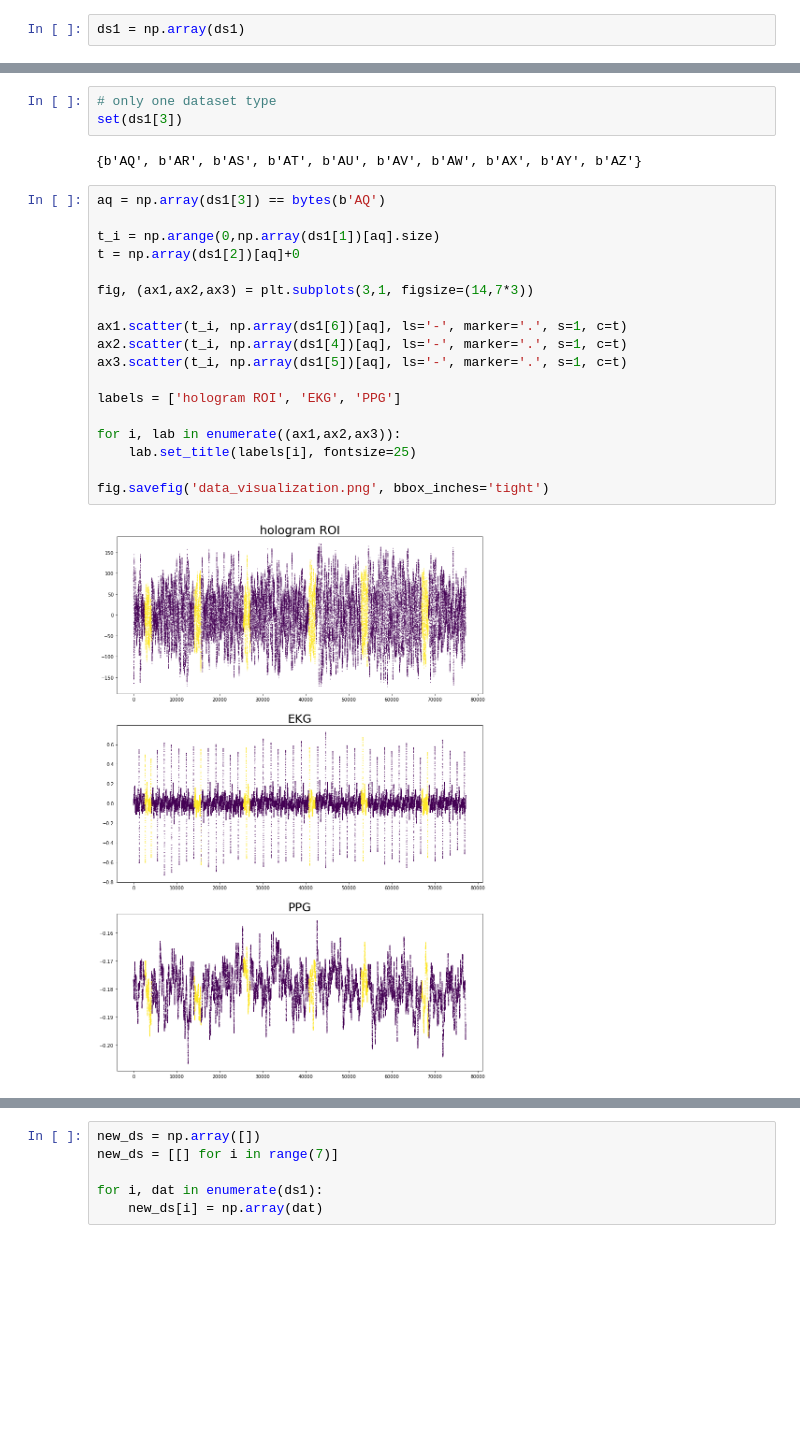
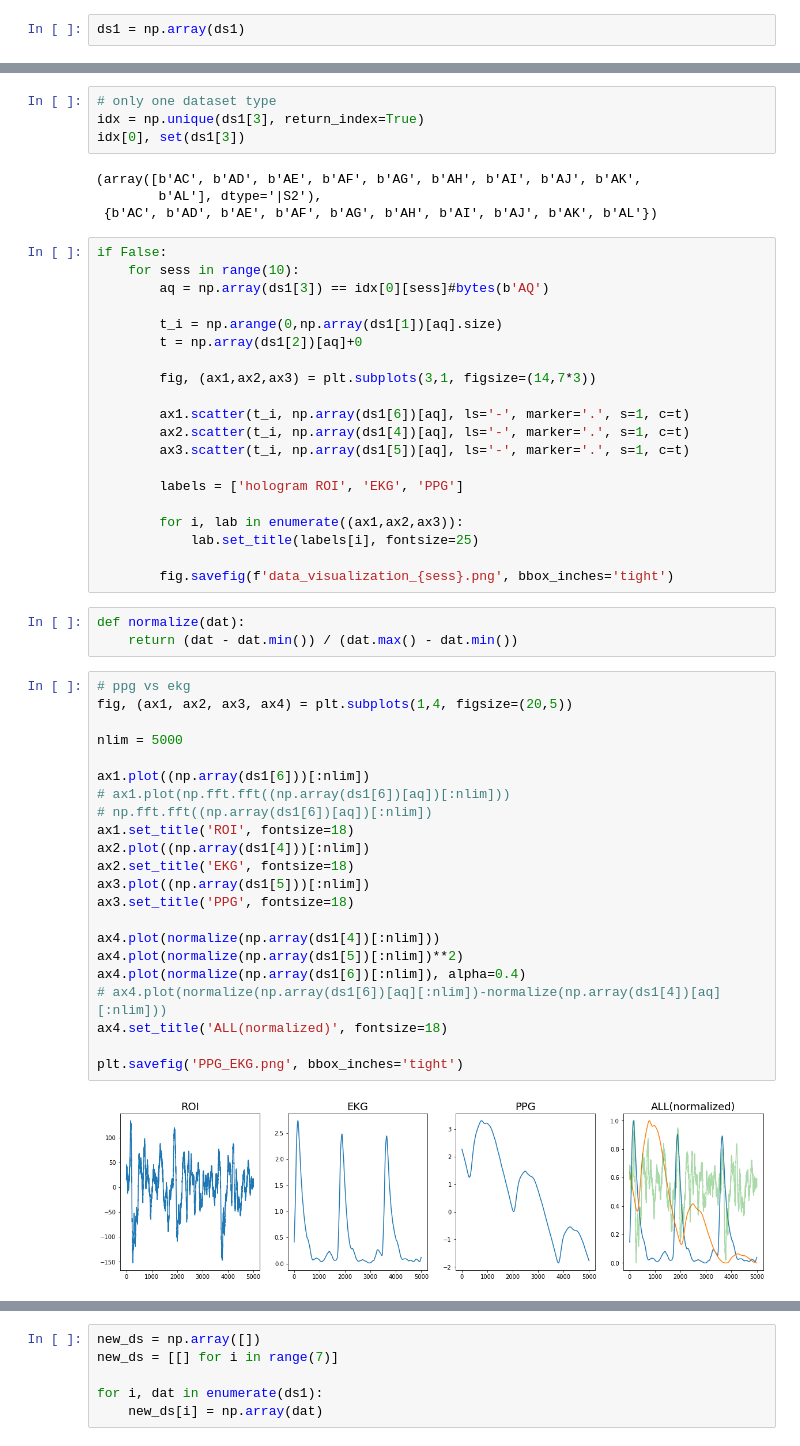
Before and after one commit to jshinm/hologram-biometric-signal-parsing, a Jupyter notebook: MindX_dataloader.ipynb, the cells around one changed output, grey strips where cells are left out. Saved outputs shown, nothing was run; the diff lists cells and outputs as text; blank space fills up the shorter version.

```diff
--- a/MindX_dataloader.ipynb
+++ b/MindX_dataloader.ipynb
@@ -155,25 +186,55 @@ b'AQ'
 # %%
 # only one dataset type
-set(ds1[3])
+idx = np.unique(ds1[3], return_index=True)
+idx[0], set(ds1[3])
 # %% [output]
-{b'AQ', b'AR', b'AS', b'AT', b'AU', b'AV', b'AW', b'AX', b'AY', b'AZ'}
+(array([b'AC', b'AD', b'AE', b'AF', b'AG', b'AH', b'AI', b'AJ', b'AK',
+        b'AL'], dtype='|S2'),
+ {b'AC', b'AD', b'AE', b'AF', b'AG', b'AH', b'AI', b'AJ', b'AK', b'AL'})
 # %%
-aq = np.array(ds1[3]) == bytes(b'AQ')
+if False:
+    for sess in range(10):
+        aq = np.array(ds1[3]) == idx[0][sess]#bytes(b'AQ')
 
-t_i = np.arange(0,np.array(ds1[1])[aq].size)
-t = np.array(ds1[2])[aq]+0
+        t_i = np.arange(0,np.array(ds1[1])[aq].size)
+        t = np.array(ds1[2])[aq]+0
 
-fig, (ax1,ax2,ax3) = plt.subplots(3,1, figsize=(14,7*3))
+        fig, (ax1,ax2,ax3) = plt.subplots(3,1, figsize=(14,7*3))
 
-ax1.scatter(t_i, np.array(ds1[6])[aq], ls='-', marker='.', s=1, c=t)
-ax2.scatter(t_i, np.array(ds1[4])[aq], ls='-', marker='.', s=1, c=t)
-ax3.scatter(t_i, np.array(ds1[5])[aq], ls='-', marker='.', s=1, c=t)
+        ax1.scatter(t_i, np.array(ds1[6])[aq], ls='-', marker='.', s=1, c=t)
+        ax2.scatter(t_i, np.array(ds1[4])[aq], ls='-', marker='.', s=1, c=t)
+        ax3.scatter(t_i, np.array(ds1[5])[aq], ls='-', marker='.', s=1, c=t)
 
-labels = ['hologram ROI', 'EKG', 'PPG']
+        labels = ['hologram ROI', 'EKG', 'PPG']
 
-for i, lab in enumerate((ax1,ax2,ax3)):
-    lab.set_title(labels[i], fontsize=25)
+        for i, lab in enumerate((ax1,ax2,ax3)):
+            lab.set_title(labels[i], fontsize=25)
 
-fig.savefig('data_visualization.png', bbox_inches='tight')
+        fig.savefig(f'data_visualization_{sess}.png', bbox_inches='tight')
-# %% [output]
-[figure, removed]
+# %%
+def normalize(dat):
+    return (dat - dat.min()) / (dat.max() - dat.min())
+# %%
+# ppg vs ekg
+fig, (ax1, ax2, ax3, ax4) = plt.subplots(1,4, figsize=(20,5))
+
+nlim = 5000
+
+ax1.plot((np.array(ds1[6]))[:nlim])
+# ax1.plot(np.fft.fft((np.array(ds1[6])[aq])[:nlim]))
+# np.fft.fft((np.array(ds1[6])[aq])[:nlim])
+ax1.set_title('ROI', fontsize=18)
+ax2.plot((np.array(ds1[4]))[:nlim])
+ax2.set_title('EKG', fontsize=18)
+ax3.plot((np.array(ds1[5]))[:nlim])
+ax3.set_title('PPG', fontsize=18)
+
+ax4.plot(normalize(np.array(ds1[4])[:nlim]))
+ax4.plot(normalize(np.array(ds1[5])[:nlim])**2)
+ax4.plot(normalize(np.array(ds1[6])[:nlim]), alpha=0.4)
+# ax4.plot(normalize(np.array(ds1[6])[aq][:nlim])-normalize(np.array(ds1[4])[aq][:nlim]))
+ax4.set_title('ALL(normalized)', fontsize=18)
+
+plt.savefig('PPG_EKG.png', bbox_inches='tight')
+# %% [output]
+[figure, added]
```
Also changed, not shown: parts of 52 cells of this notebook.
